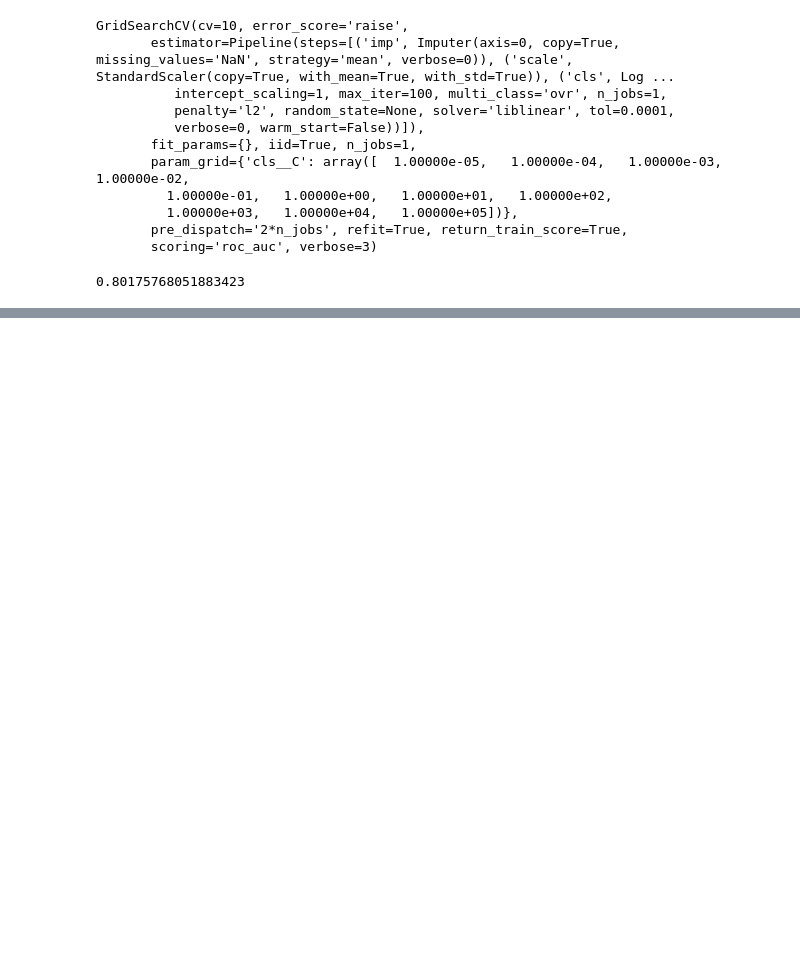
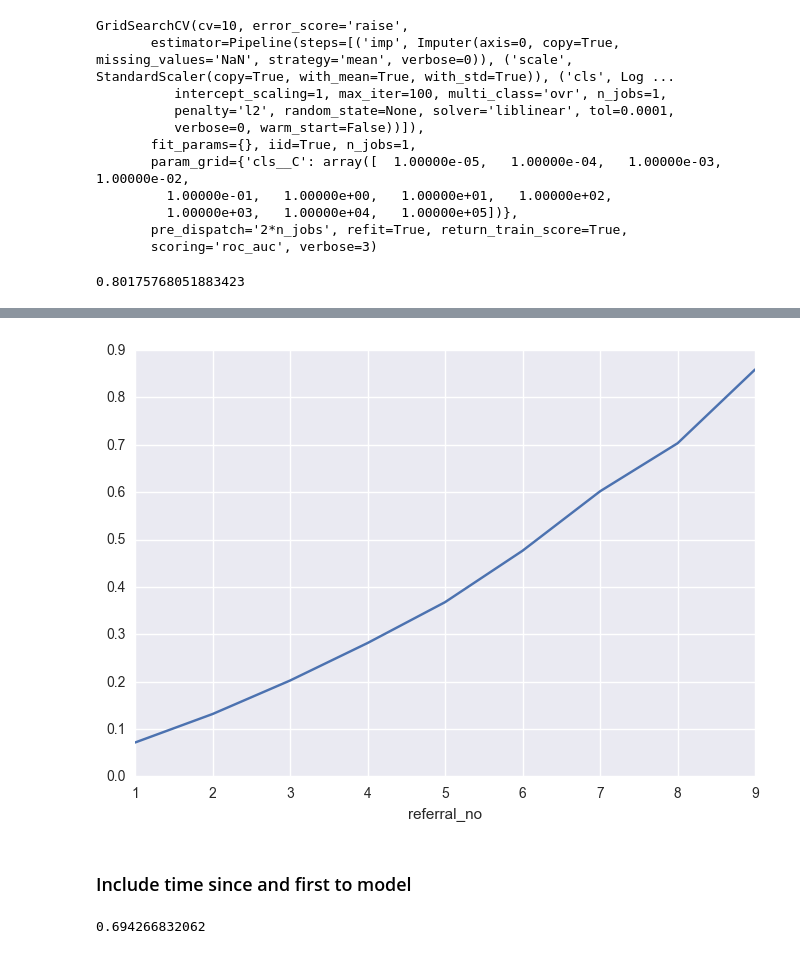
Before and after one commit to DataKind-UK/Welcome-Centre-DataCorps-Code, a Jupyter notebook: notebooks/model_prototype.ipynb, the cells around one changed output, grey strips where cells are left out. Cells and saved outputs as stored; diff of their text form; code cells hidden in the pictures; blank space fills up the shorter version.

Commit message:
Cleans up model_prototype notebook

```diff
--- a/notebooks/model_prototype.ipynb
+++ b/notebooks/model_prototype.ipynb
@@ -58 +46,23 @@ from sklearn.pipeline import Pipeline
+# %%
+# Include referral metadata as features
+referral_reasons = referrals.filter(like='ReferralDomestic')
+referral_document = referrals.filter(like='ReferralDocument')
+referral_benefit = referrals.filter(like='ReferralBenefit')
+referral_issue = referrals.filter(like='ReferralIssue')
+referral_reason = referrals.filter(like='ReferralReason')
+referral_agency = pd.get_dummies(referrals['ReferralAgencyId'])
+general = referrals[['DependantNumber', 'LivingWithPartner']]
+
+X = pd.concat([
+    referral_reasons,
+    referral_document,
+    referral_benefit,
+    referral_issue,
+    referral_reason,
+    referral_agency,
+    general
+], axis=1)
+
+X = pd.concat([referrals[['time_since', 'first', 'referral_no']],
+                  X], axis=1)
 # %%
@@ -290,0 +157,18 @@ gs.best_score_
+# %%
+# Plot probability of reaching 10 based on current referral
+y.index = referrals.index
+ax = y.groupby(referrals['referral_no']).mean().plot()
+y.groupby(referrals['referral_no']).mean().to_clipboard()
+# %% [output]
+[figure, added]
+# %% [markdown]
+###  Include time since and first to model
+# %%
+param_grid = {
+    'cls__C': np.logspace(-5,5,11)
+}
+gs2 = GridSearchCV(pipe, param_grid, cv=10, scoring='roc_auc', verbose=0)
+gs2.fit(X[['time_since', 'first']], y)
+print(gs2.best_score_)
+# %% [output]
+0.694266832062
```
Also changed, not shown: parts of 58 cells of this notebook.
